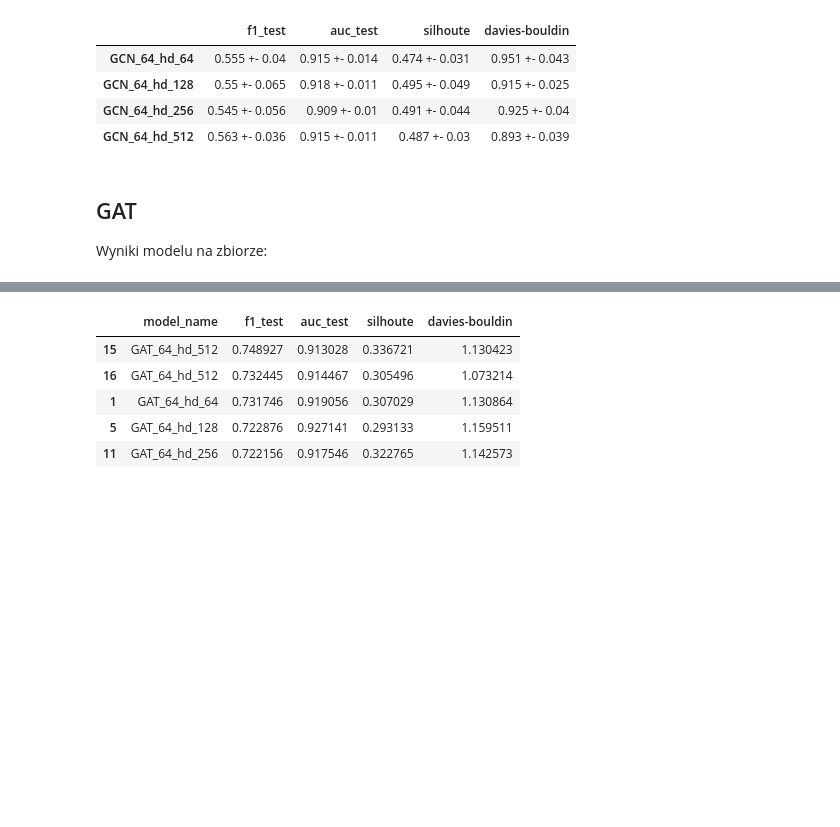
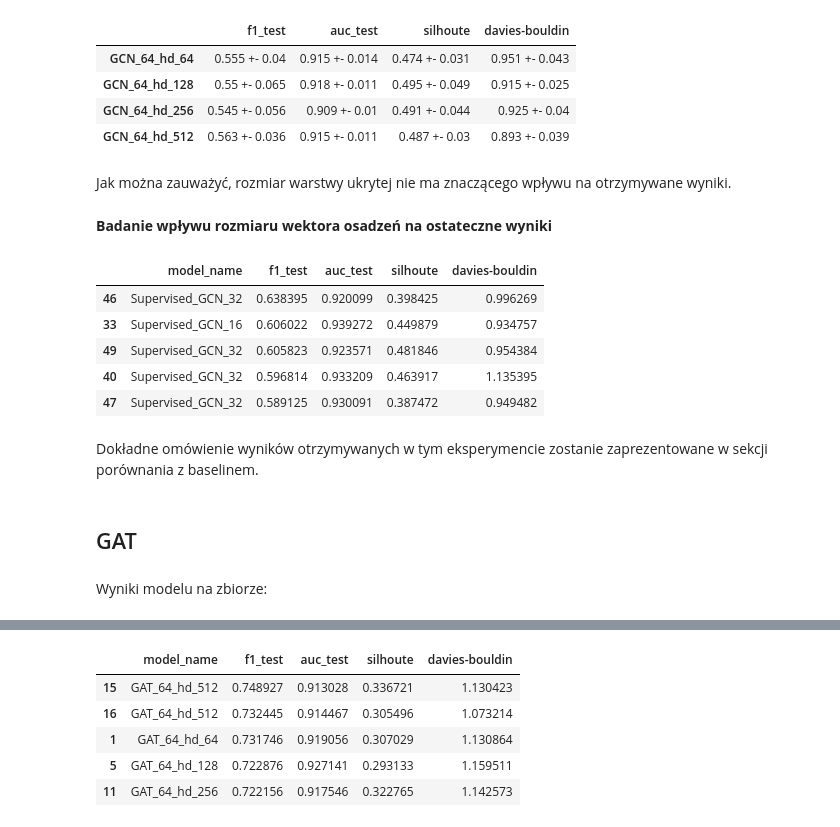
Before and after one commit to kaszycaO/representation-project, a Jupyter notebook: Summary.ipynb, the cells around one changed output, grey strips where cells are left out. Saved outputs shown, nothing was run; the diff lists cells and outputs as text; code cells hidden in the pictures; blank space fills up the shorter version.

```diff
--- a/Summary.ipynb
+++ b/Summary.ipynb
@@ -272,10 +317,26 @@ generate_summary(df)
 | GCN_64_hd_128 | 0.55 +- 0.065 | 0.918 +- 0.011 | 0.495 +- 0.049 | 0.915 +- 0.025 |
 | GCN_64_hd_256 | 0.545 +- 0.056 | 0.909 +- 0.01 | 0.491 +- 0.044 | 0.925 +- 0.04 |
 | GCN_64_hd_512 | 0.563 +- 0.036 | 0.915 +- 0.011 | 0.487 +- 0.03 | 0.893 +- 0.039 |
+# %% [markdown]
+Jak można zauważyć, rozmiar warstwy ukrytej nie ma znaczącego wpływu na otrzymywane wyniki.
+# %% [markdown]
+**Badanie wpływu rozmiaru wektora osadzeń na ostateczne wyniki**
+# %%
+df = pd.read_csv(RESULTS_PATH / "gcn_stats_embbeddings.csv")
+df.sort_values(by="f1_test", ascending=False).head(5)
+# %% [output]
+|  | model_name | f1_test | auc_test | silhoute | davies-bouldin |
+| 46 | Supervised_GCN_32 | 0.638395 | 0.920099 | 0.398425 | 0.996269 |
+| 33 | Supervised_GCN_16 | 0.606022 | 0.939272 | 0.449879 | 0.934757 |
+| 49 | Supervised_GCN_32 | 0.605823 | 0.923571 | 0.481846 | 0.954384 |
+| 40 | Supervised_GCN_32 | 0.596814 | 0.933209 | 0.463917 | 1.135395 |
+| 47 | Supervised_GCN_32 | 0.589125 | 0.930091 | 0.387472 | 0.949482 |
+# %% [markdown]
+Dokładne omówienie wyników otrzymywanych w tym eksperymencie zostanie zaprezentowane w sekcji porównania z baselinem.
 # %% [markdown]
 ## GAT
-
-Wyniki modelu na zbiorze:
+# %% [markdown]
+Wyniki modelu na zbiorze:
 # %%
 df = pd.read_csv(RESULTS_PATH / "gat_stats.csv")
 df.sort_values(by="f1_test", ascending=False).head(5)
```
Also changed, not shown: parts of 24 cells of this notebook, 5 other files.
